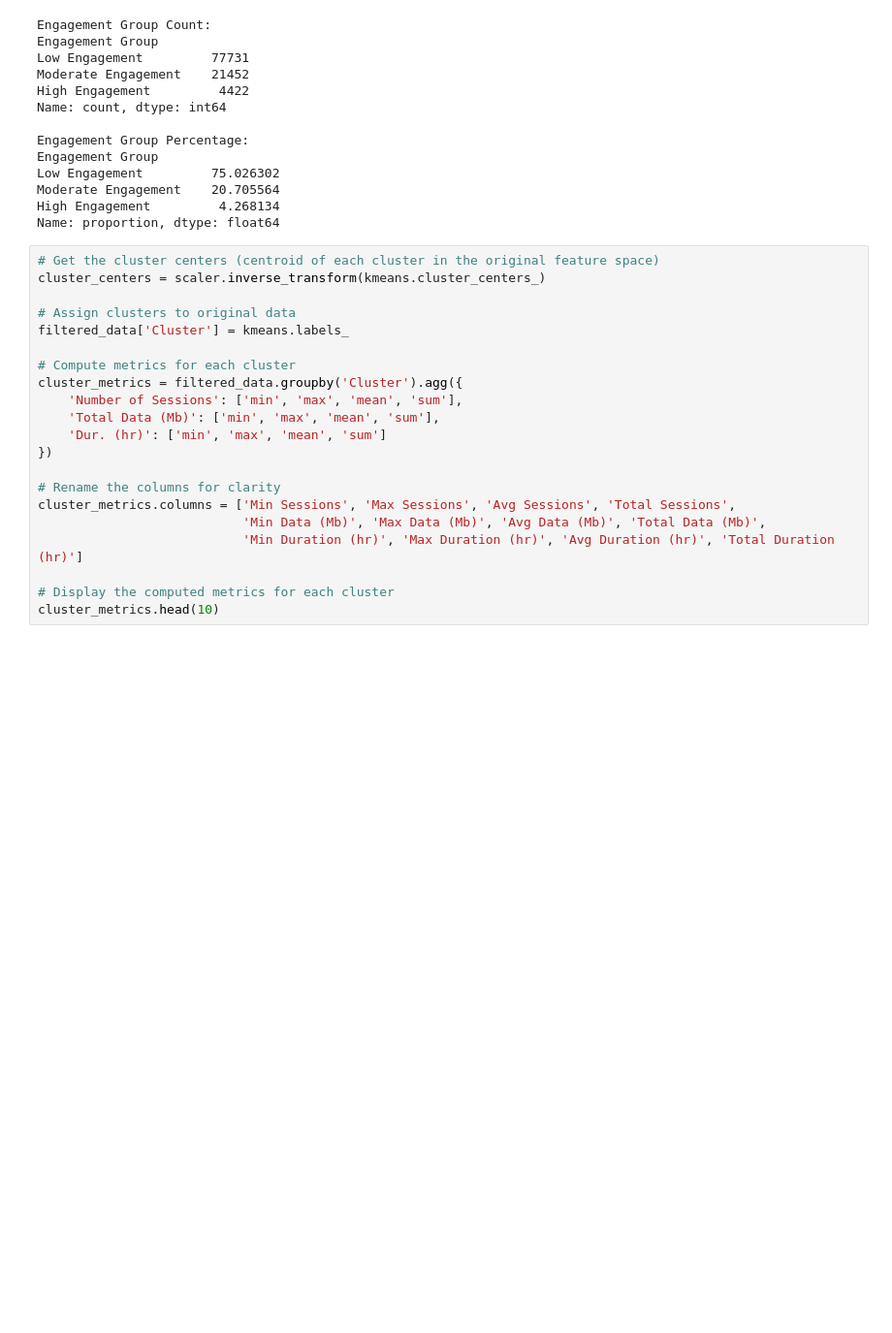
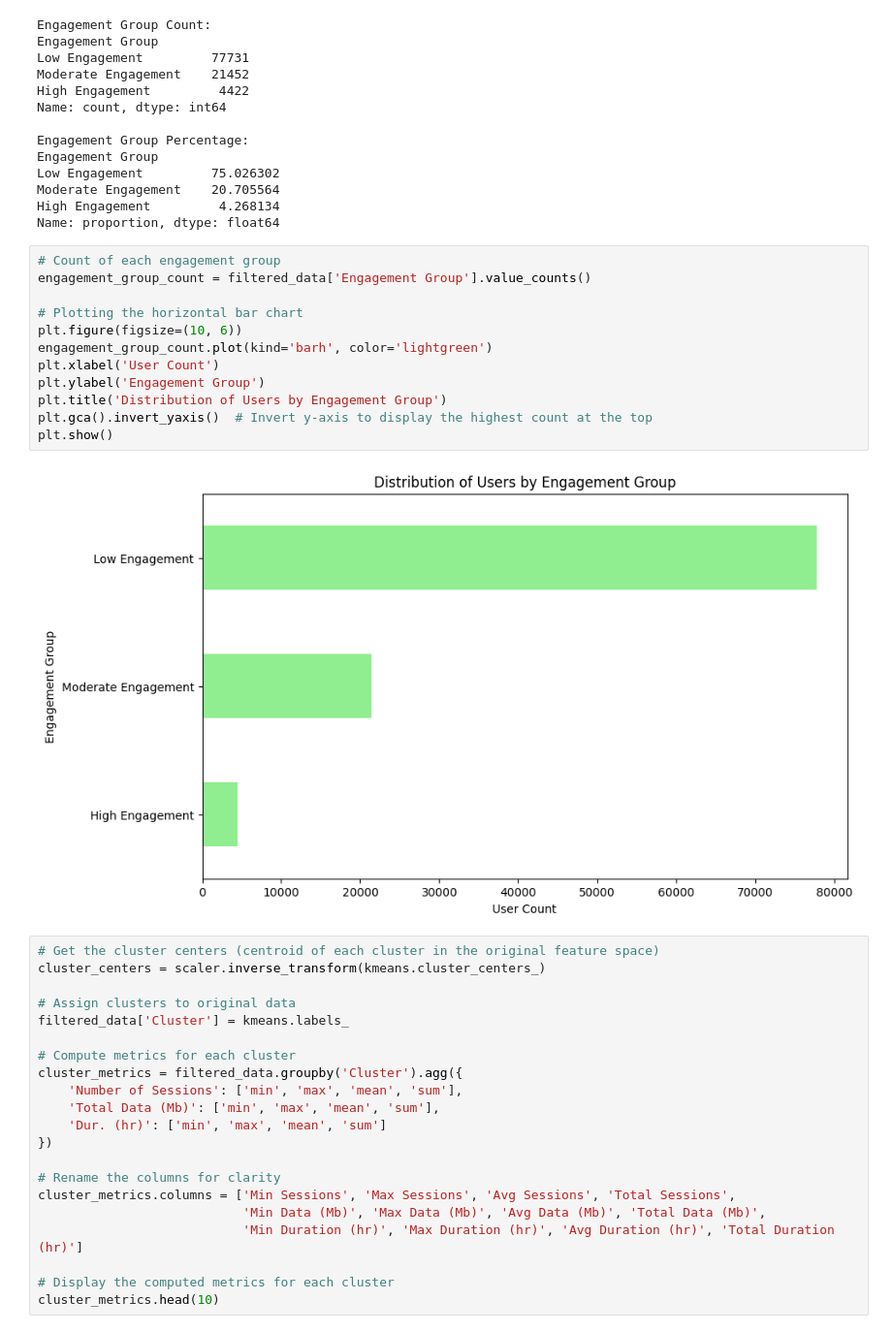
Before and after one commit to abrahamshimelis/TellCo-telecom, a Jupyter notebook: notebooks/data-analysis.ipynb, the cells around one changed output. Shown at 97% size. Drawn from its saved outputs; the diff is of its cells as text; blank space fills up the shorter version.

```diff
--- a/notebooks/data-analysis.ipynb
+++ b/notebooks/data-analysis.ipynb
@@ -729,6 +729,20 @@ Low Engagement         75.026302
 Moderate Engagement    20.705564
 High Engagement         4.268134
 Name: proportion, dtype: float64
+# %%
+# Count of each engagement group
+engagement_group_count = filtered_data['Engagement Group'].value_counts()
+
+# Plotting the horizontal bar chart
+plt.figure(figsize=(10, 6))
+engagement_group_count.plot(kind='barh', color='lightgreen')
+plt.xlabel('User Count')
+plt.ylabel('Engagement Group')
+plt.title('Distribution of Users by Engagement Group')
+plt.gca().invert_yaxis()  # Invert y-axis to display the highest count at the top
+plt.show()
+# %% [output]
+[figure, added]
 # %%
 # Get the cluster centers (centroid of each cluster in the original feature space)
 cluster_centers = scaler.inverse_transform(kmeans.cluster_centers_)
```
Also changed, not shown: parts of 7 cells of this notebook.
